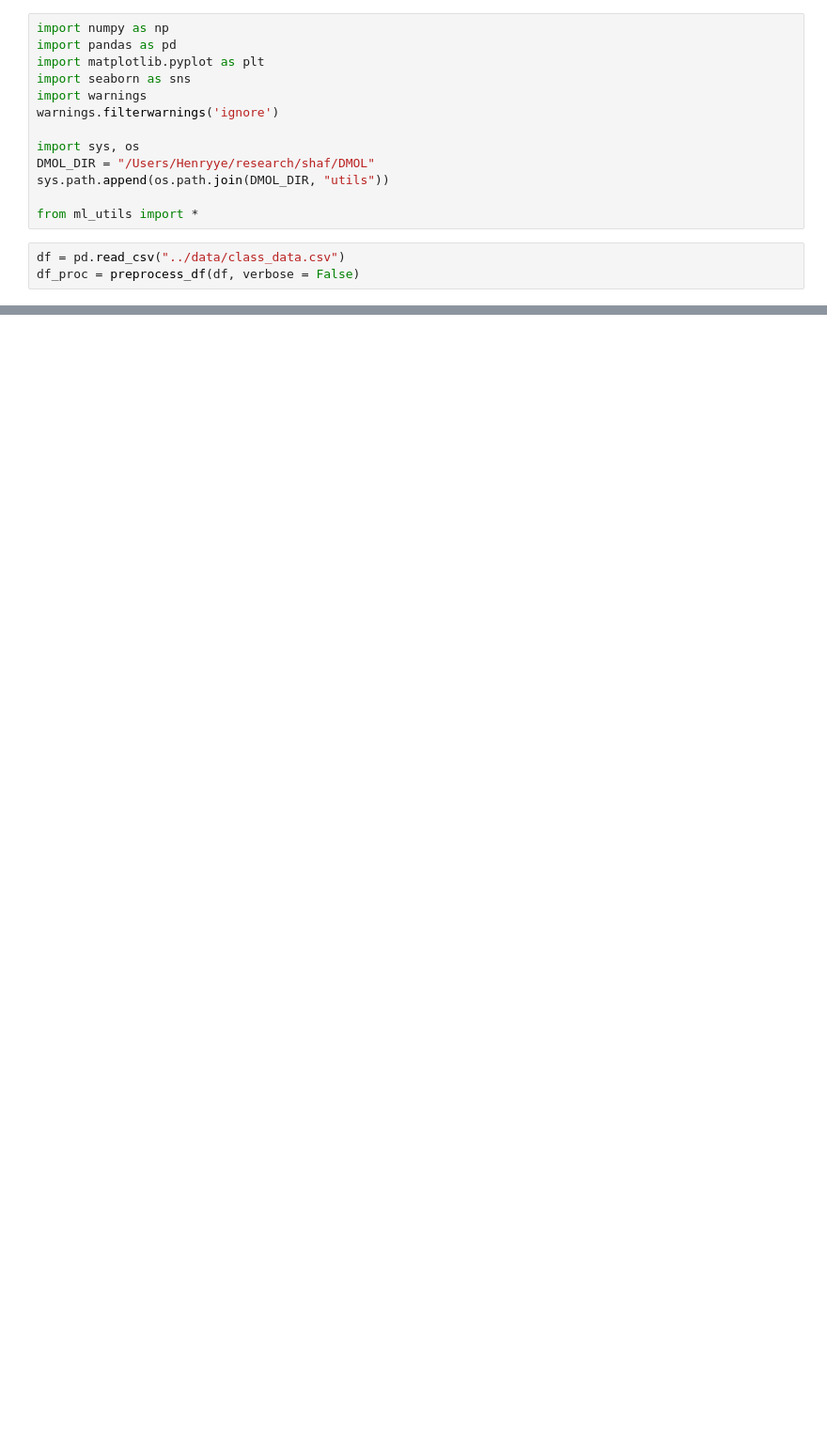
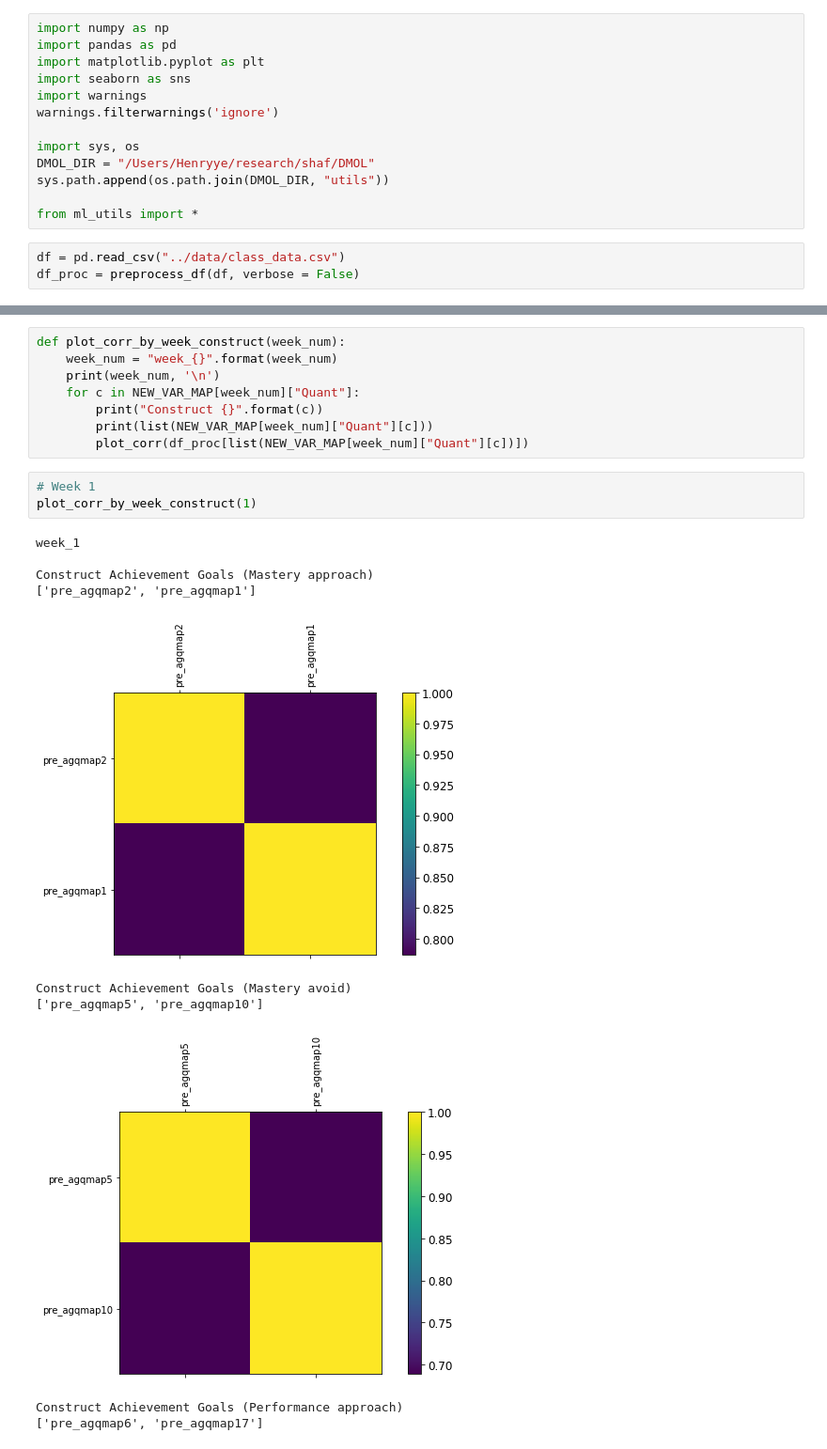
Before and after one commit to hanweny/DMOL, a Jupyter notebook: preprocessing/corr_matrix_for_each_week.ipynb, the cells around one changed output, grey strips where cells are left out. Shown at 94% size. Cells and saved outputs as stored; diff of their text form; blank space fills up the shorter version.

```diff
--- a/preprocessing/corr_matrix_for_each_week.ipynb
+++ b/preprocessing/corr_matrix_for_each_week.ipynb
@@ -39,0 +48,22 @@ for week_num in range(1, 6):
+# %%
+def plot_corr_by_week_construct(week_num):
+    week_num = "week_{}".format(week_num)
+    print(week_num, '\n')
+    for c in NEW_VAR_MAP[week_num]["Quant"]:
+        print("Construct {}".format(c))
+        print(list(NEW_VAR_MAP[week_num]["Quant"][c]))
+        plot_corr(df_proc[list(NEW_VAR_MAP[week_num]["Quant"][c])])
+# %%
+# Week 1
+plot_corr_by_week_construct(1)
+# %% [output]
+week_1
+
+Construct Achievement Goals (Mastery approach)
+['pre_agqmap2', 'pre_agqmap1']
+[figure, added]
+Construct Achievement Goals (Mastery avoid)
+['pre_agqmap5', 'pre_agqmap10']
+[figure, added]
+Construct Achievement Goals (Performance approach)
+['pre_agqmap6', 'pre_agqmap17']
```
Also changed, not shown: parts of 8 cells of this notebook.
